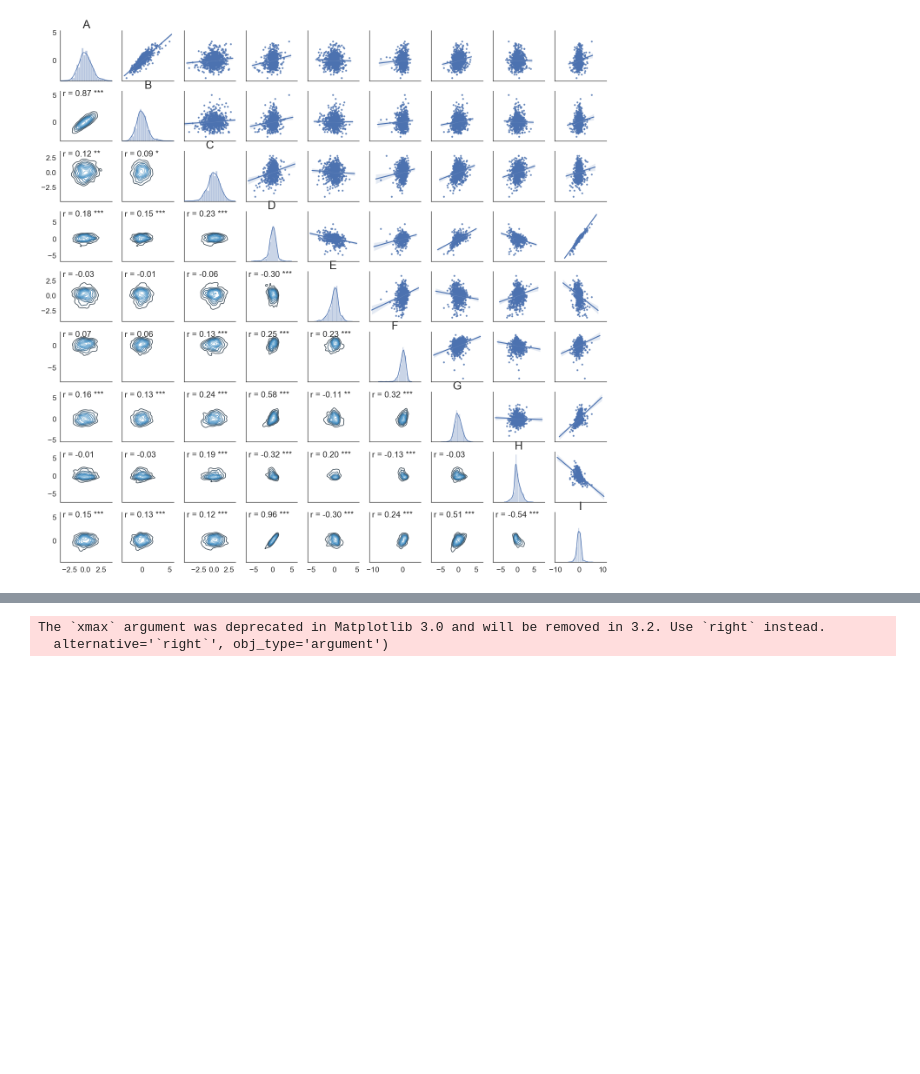
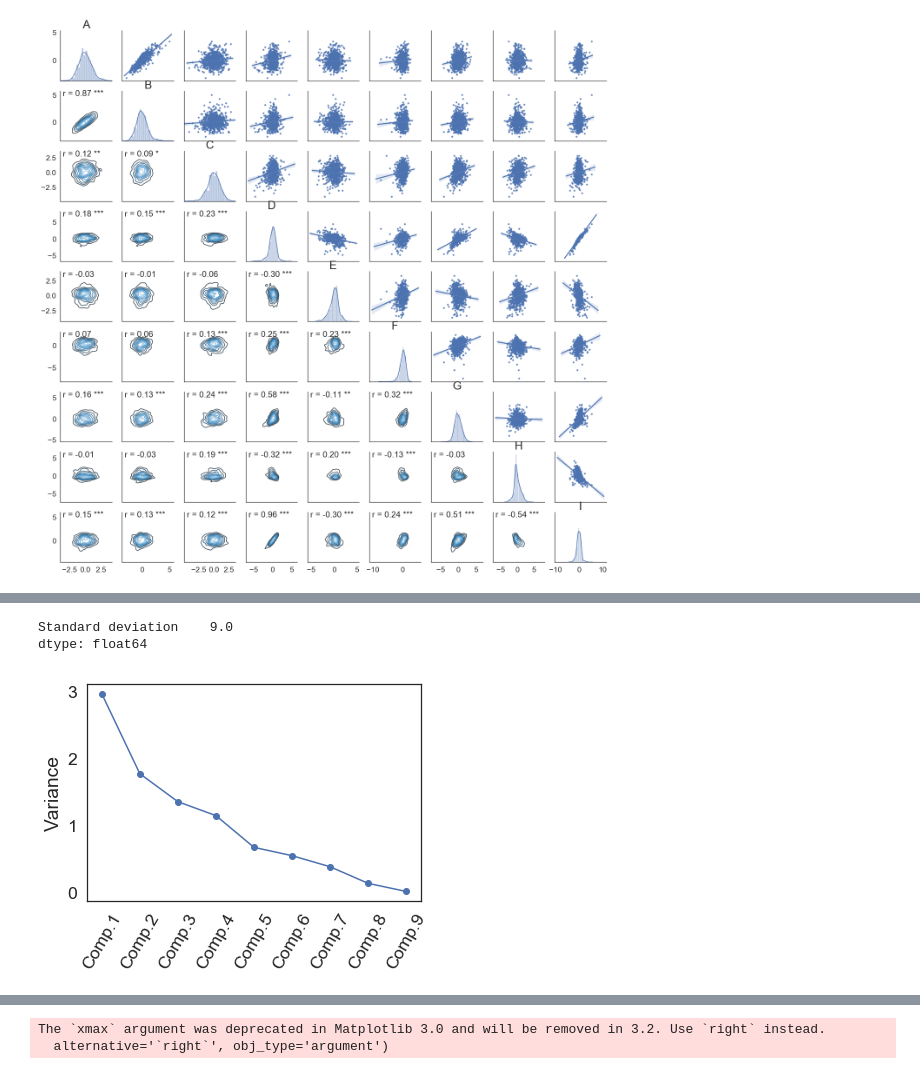
Before and after one commit to bistro-its-berkeley/BISTRO-Starter-Kit, a Jupyter notebook: utilities/RandomSearchResultsAnalysis.ipynb, the cells around one changed output, grey strips where cells are left out. Cells and saved outputs as stored; diff of their text form; code cells hidden in the pictures; blank space fills up the shorter version.

```diff
--- a/utilities/RandomSearchResultsAnalysis.ipynb
+++ b/utilities/RandomSearchResultsAnalysis.ipynb
@@ -607,0 +638,21 @@ wide_scores.shape
+# %%
+def pca_summary(pca, standardised_data, out=True):
+    names = ["PC"+str(i) for i in range(1, len(pca.explained_variance_ratio_)+1)]
+    a = list(np.std(pca.transform(standardised_data), axis=0))
+    b = list(pca.explained_variance_ratio_)
+    c = [np.sum(pca.explained_variance_ratio_[:i]) for i in range(1, len(pca.explained_variance_ratio_)+1)]
+
+    summary = pd.DataFrame({'a':a, 'b':b, 'c':c}, index=names)
+    summary.columns = pd.MultiIndex.from_tuples([("sdev", "Standard deviation"), ("varprop", "Proportion of Variance"), ("cumprop", "Cumulative Proportion")])
+    if out:
+        print("Importance of components:")
+        display(summary)
+    return summary
+
+def screeplot(pca, standardised_values):
+    y = np.std(pca.transform(standardised_values), axis=0)**2
+    x = np.arange(len(y)) + 1
+    plt.plot(x, y, "o-")
+    plt.xticks(x, ["Comp."+str(i) for i in x], rotation=60)
+    plt.ylabel("Variance")
+    plt.show()
@@ -607,0 +671,10 @@ wide_scores.shape
+# %%
+summary=pca_summary(pca,transformed_scores,False)
+np.sum(summary.sdev**2)
+# %% [output]
+Standard deviation    9.0
+dtype: float64
+# %%
+screeplot(pca,transformed_scores)
+# %% [output]
+[figure, added]
```
Also changed, not shown: parts of 16 cells of this notebook, 2 other files.
